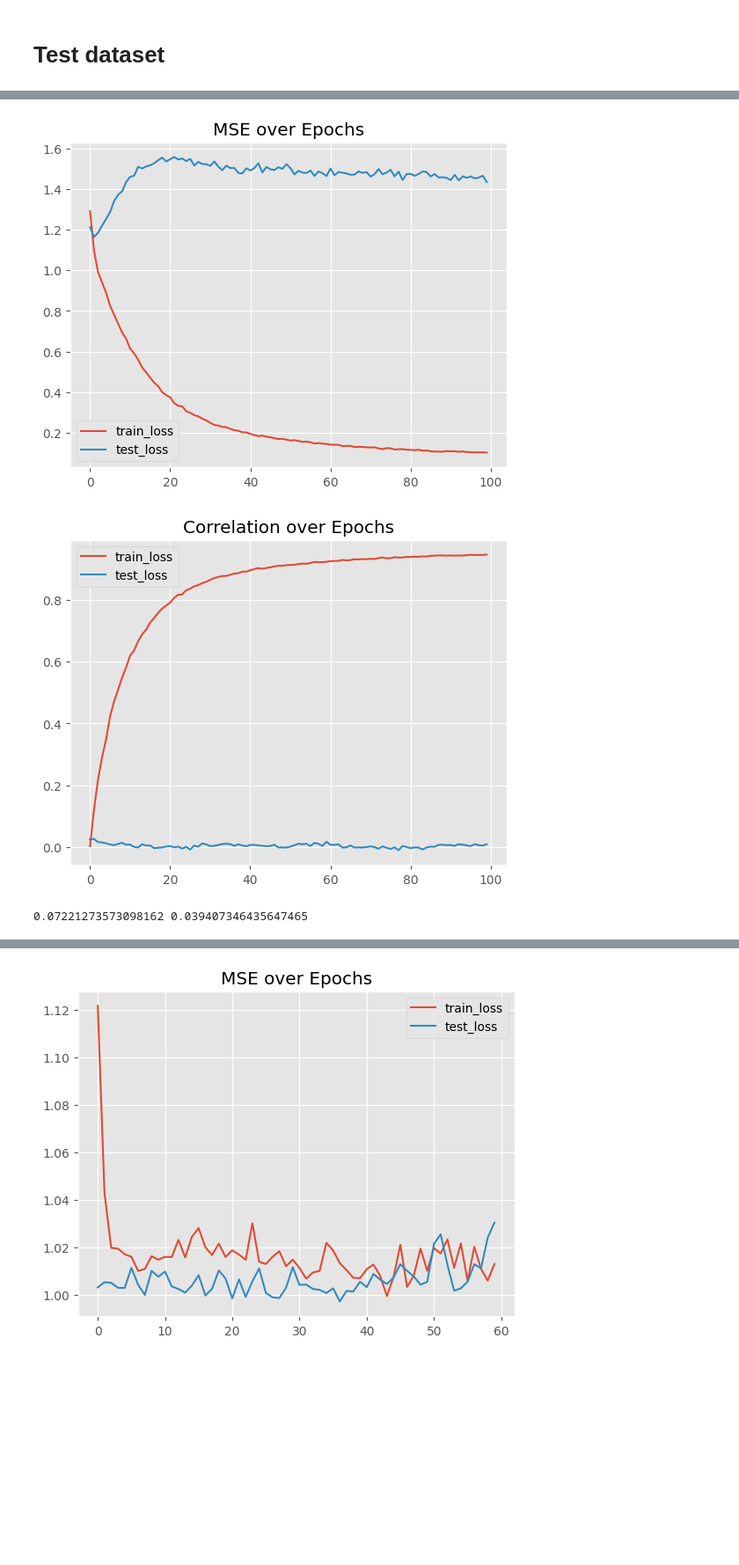
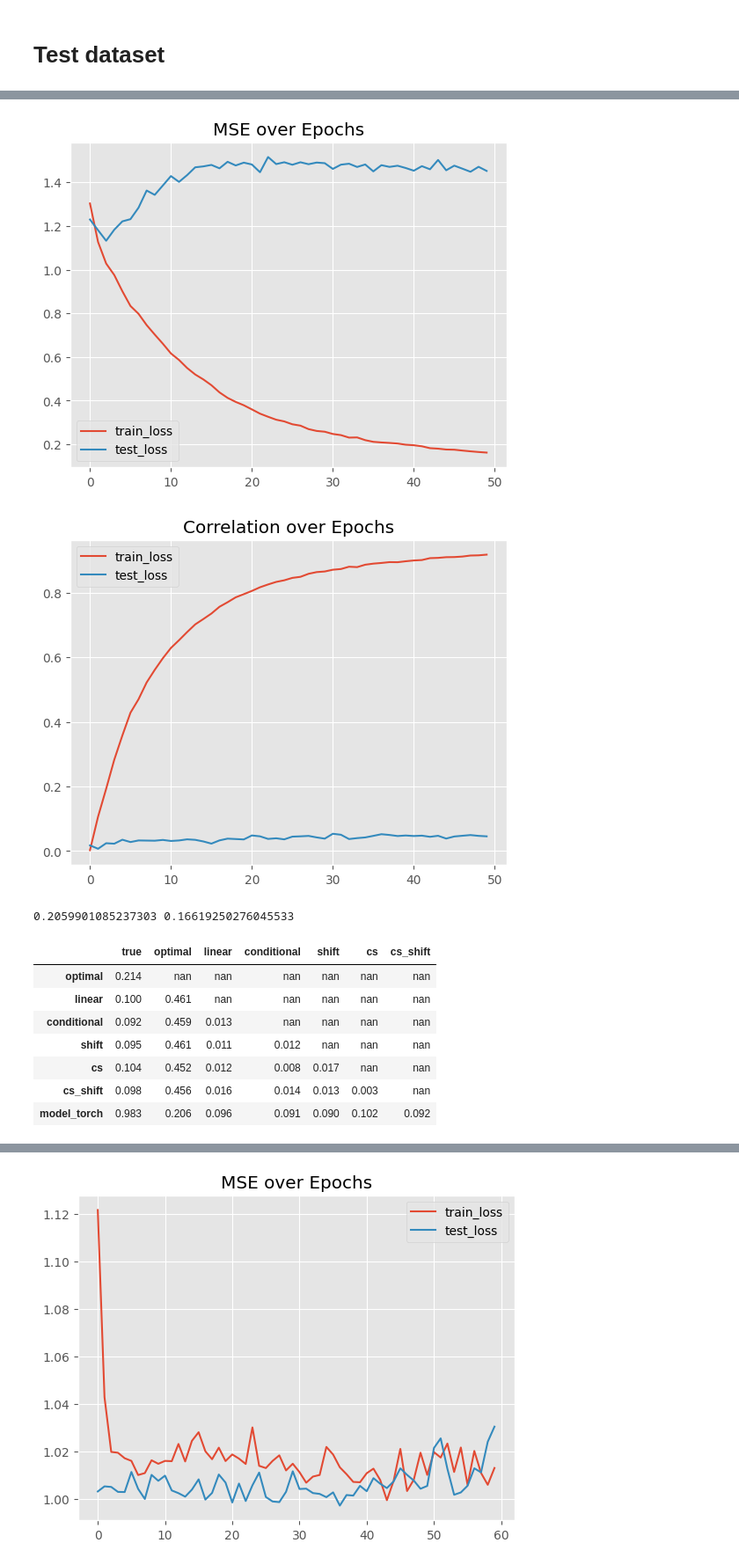
Before and after one commit to cyrilgarcia009/TSNN, a Jupyter notebook: notebooks/compare_models2.ipynb, the cells around one changed output, grey strips where cells are left out. Shown at 88% size. Cells and saved outputs as stored; diff of their text form; code cells hidden in the pictures; blank space fills up the shorter version.

```diff
--- a/notebooks/compare_models2.ipynb
+++ b/notebooks/compare_models2.ipynb
@@ -100,6 +100,8 @@ def generate_synthetic_datasets(
         )
         return gen
 
+    dic_data["d_lin"] = make_gen()
+
     # 1. Pure conditional (causal) dependence
     dic_data["d_cond"] = make_gen(split_conditional=1.0)
 
@@ -114,16 +116,19 @@ def generate_synthetic_datasets(
 
     # 5. Equal mix of all four mechanisms
     dic_data["d_all"] = make_gen(
-        split_conditional=0.25,
-        split_shift=0.25,
-        split_cs=0.25,
-        split_cs_shift=0.25,
+        split_conditional=0.2,
+        split_shift=0.2,
+        split_cs=0.2,
+        split_cs_shift=0.2,
     )
 
     return dic_data
 # %%
-list_low_corr = [0.01, 0.025, 0.05, 0.1]
-list_high_corr = [2*x for x in list_low_corr]
+# list_low_corr = [0.01, 0.025, 0.05, 0.1]
+# list_high_corr = [2*x for x in list_low_corr]
+
+list_low_corr = [0.01, 0.03, 0.05, 0.1, 0.5]
+list_high_corr = list_low_corr
 
 dic_data = {}
 
@@ -476,20 +298,31 @@ class PerSeriesThenGlobalMLP(nn.Module):
 # %%
-z = dic_data['noise2']['d_all']
+z = dic_data['noise4']['d_all']
 z.get_dataloader(n_rolling=10)
 
-m = PerSeriesThenGlobalMLP(10, 10, 10, dropout=0.2).to(device)
+m = BiDimensionalMLP(10, 10, 10, dropout=0.2).to(device)
 optimizer = torch.optim.Adam(m.parameters(), lr=0.001)
 
 model_torch = torch_benchmarks.TorchWrapper(m, optimizer=optimizer)
-model_torch.fit(z.train, test=z.test, epochs=100, plot=True)
+model_torch.fit(z.train, test=z.test, epochs=50, plot=True)
 
 comp = benchmark_comparison.Comparator(models=[model_torch], model_names=['model_torch'])
 
 out_train = comp.correl(z, mode="train", return_values=True).loc["model_torch", "optimal"]
 out_test = comp.correl(z, mode="test", return_values=True).loc["model_torch", "optimal"]
 
 print(out_train, out_test)
+
+display(comp.correl(z, mode='train'))
+display(comp.correl(z, mode='test'))
 # %% [output]
-[figure, old version]
+[figure, new version]
-[figure, old version]
+[figure, new version]
-0.07221273573098162 0.039407346435647465
+0.2059901085237303 0.16619250276045533
+|  | true | optimal | linear | conditional | shift | cs | cs_shift |
+| optimal | 0.214 | nan | nan | nan | nan | nan | nan |
+| linear | 0.100 | 0.461 | nan | nan | nan | nan | nan |
+| conditional | 0.092 | 0.459 | 0.013 | nan | nan | nan | nan |
+| shift | 0.095 | 0.461 | 0.011 | 0.012 | nan | nan | nan |
+| cs | 0.104 | 0.452 | 0.012 | 0.008 | 0.017 | nan | nan |
+| cs_shift | 0.098 | 0.456 | 0.016 | 0.014 | 0.013 | 0.003 | nan |
+| model_torch | 0.983 | 0.206 | 0.096 | 0.091 | 0.090 | 0.102 | 0.092 |
```
Also changed, not shown: parts of 65 cells of this notebook.
